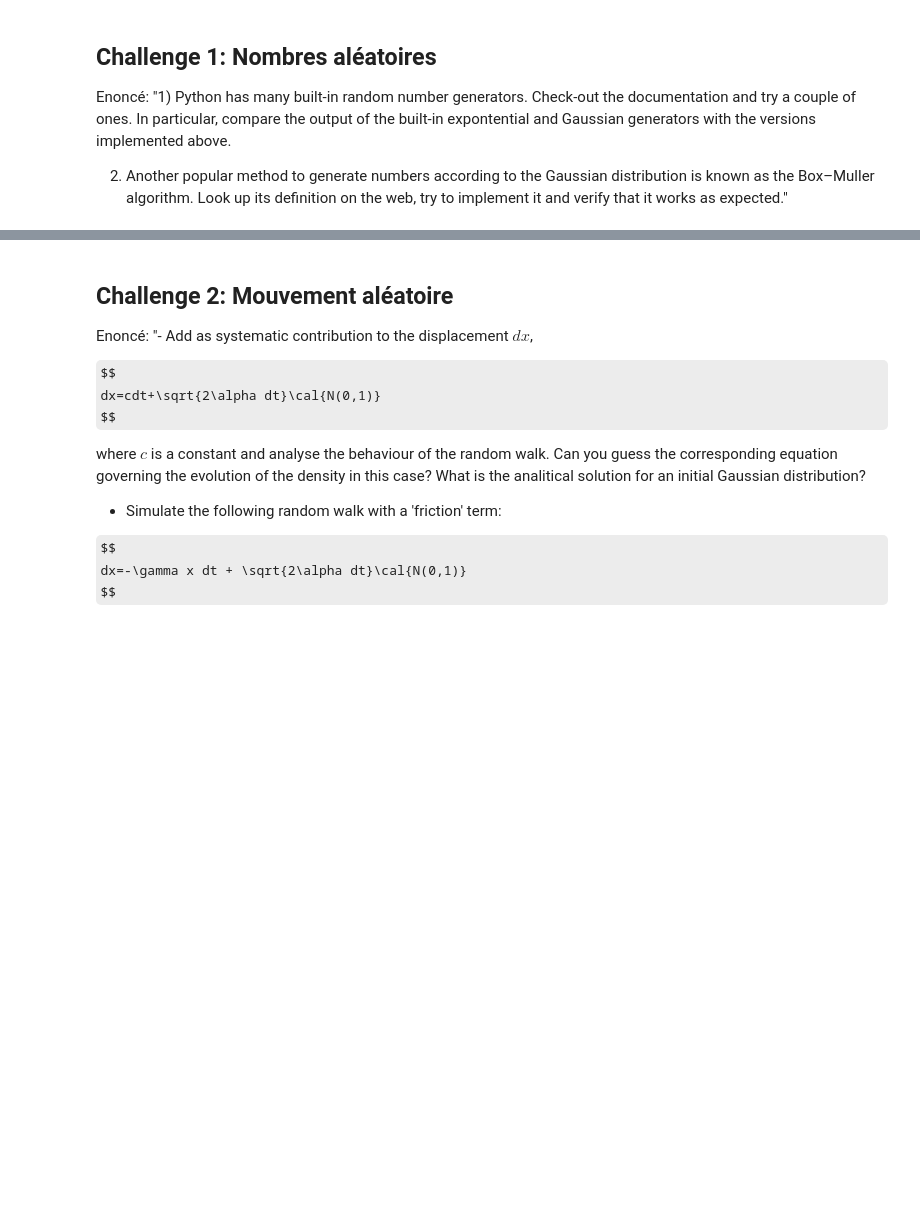
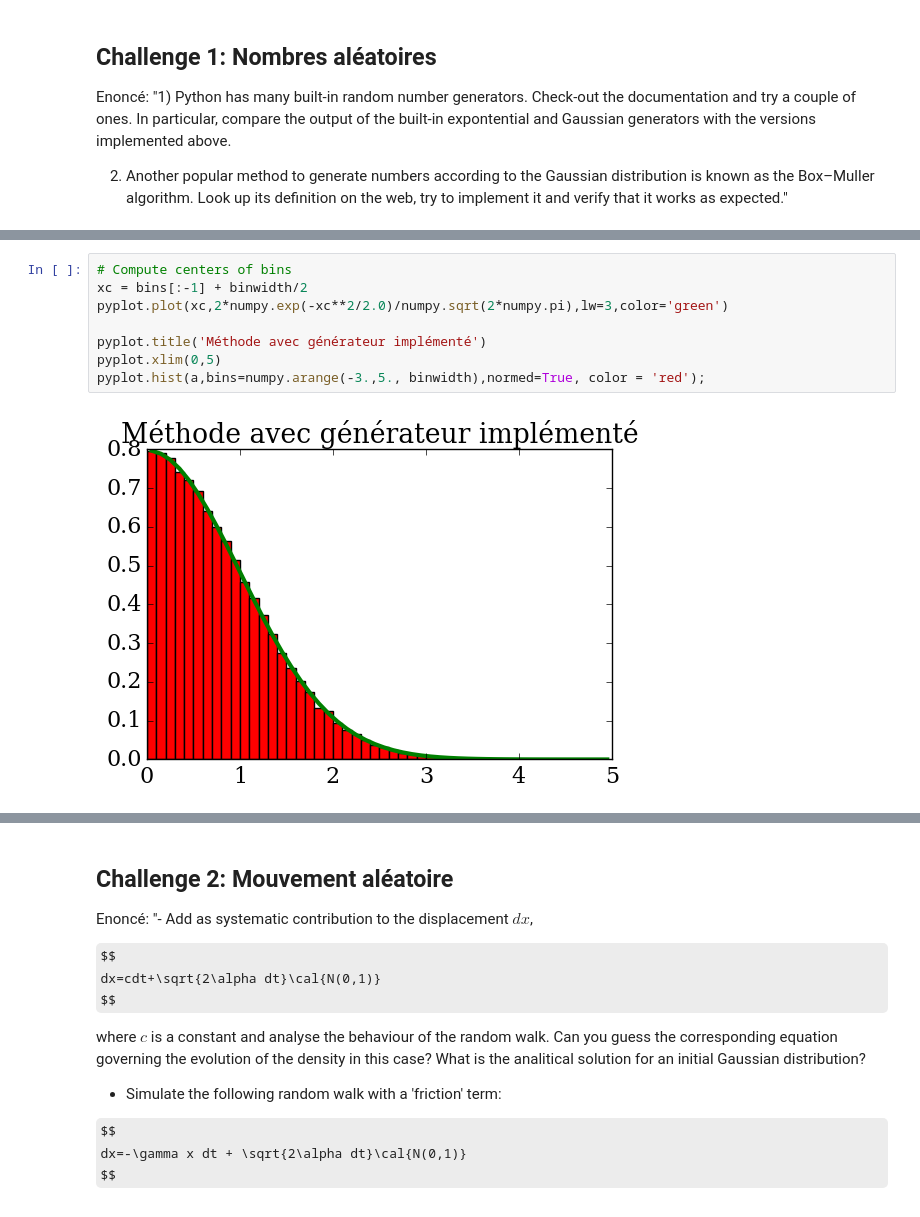
Before and after one commit to be-rays/Module6_MonteCarlo, a Jupyter notebook: MonteCarlo.ipynb, the cells around one changed output, grey strips where cells are left out. Cells and saved outputs as stored; diff of their text form; some formulas as TeX source; blank space fills up the shorter version.

```diff
--- a/MonteCarlo.ipynb
+++ b/MonteCarlo.ipynb
@@ -20,0 +74,10 @@ Enoncé:
+# %%
+# Compute centers of bins
+xc = bins[:-1] + binwidth/2
+pyplot.plot(xc,2*numpy.exp(-xc**2/2.0)/numpy.sqrt(2*numpy.pi),lw=3,color='green')
+
+pyplot.title('Méthode avec générateur implémenté')
+pyplot.xlim(0,5)
+pyplot.hist(a,bins=numpy.arange(-3.,5., binwidth),normed=True, color = 'red');
+# %% [output]
+[figure, added]
```
Also changed, not shown: parts of 14 cells of this notebook.
